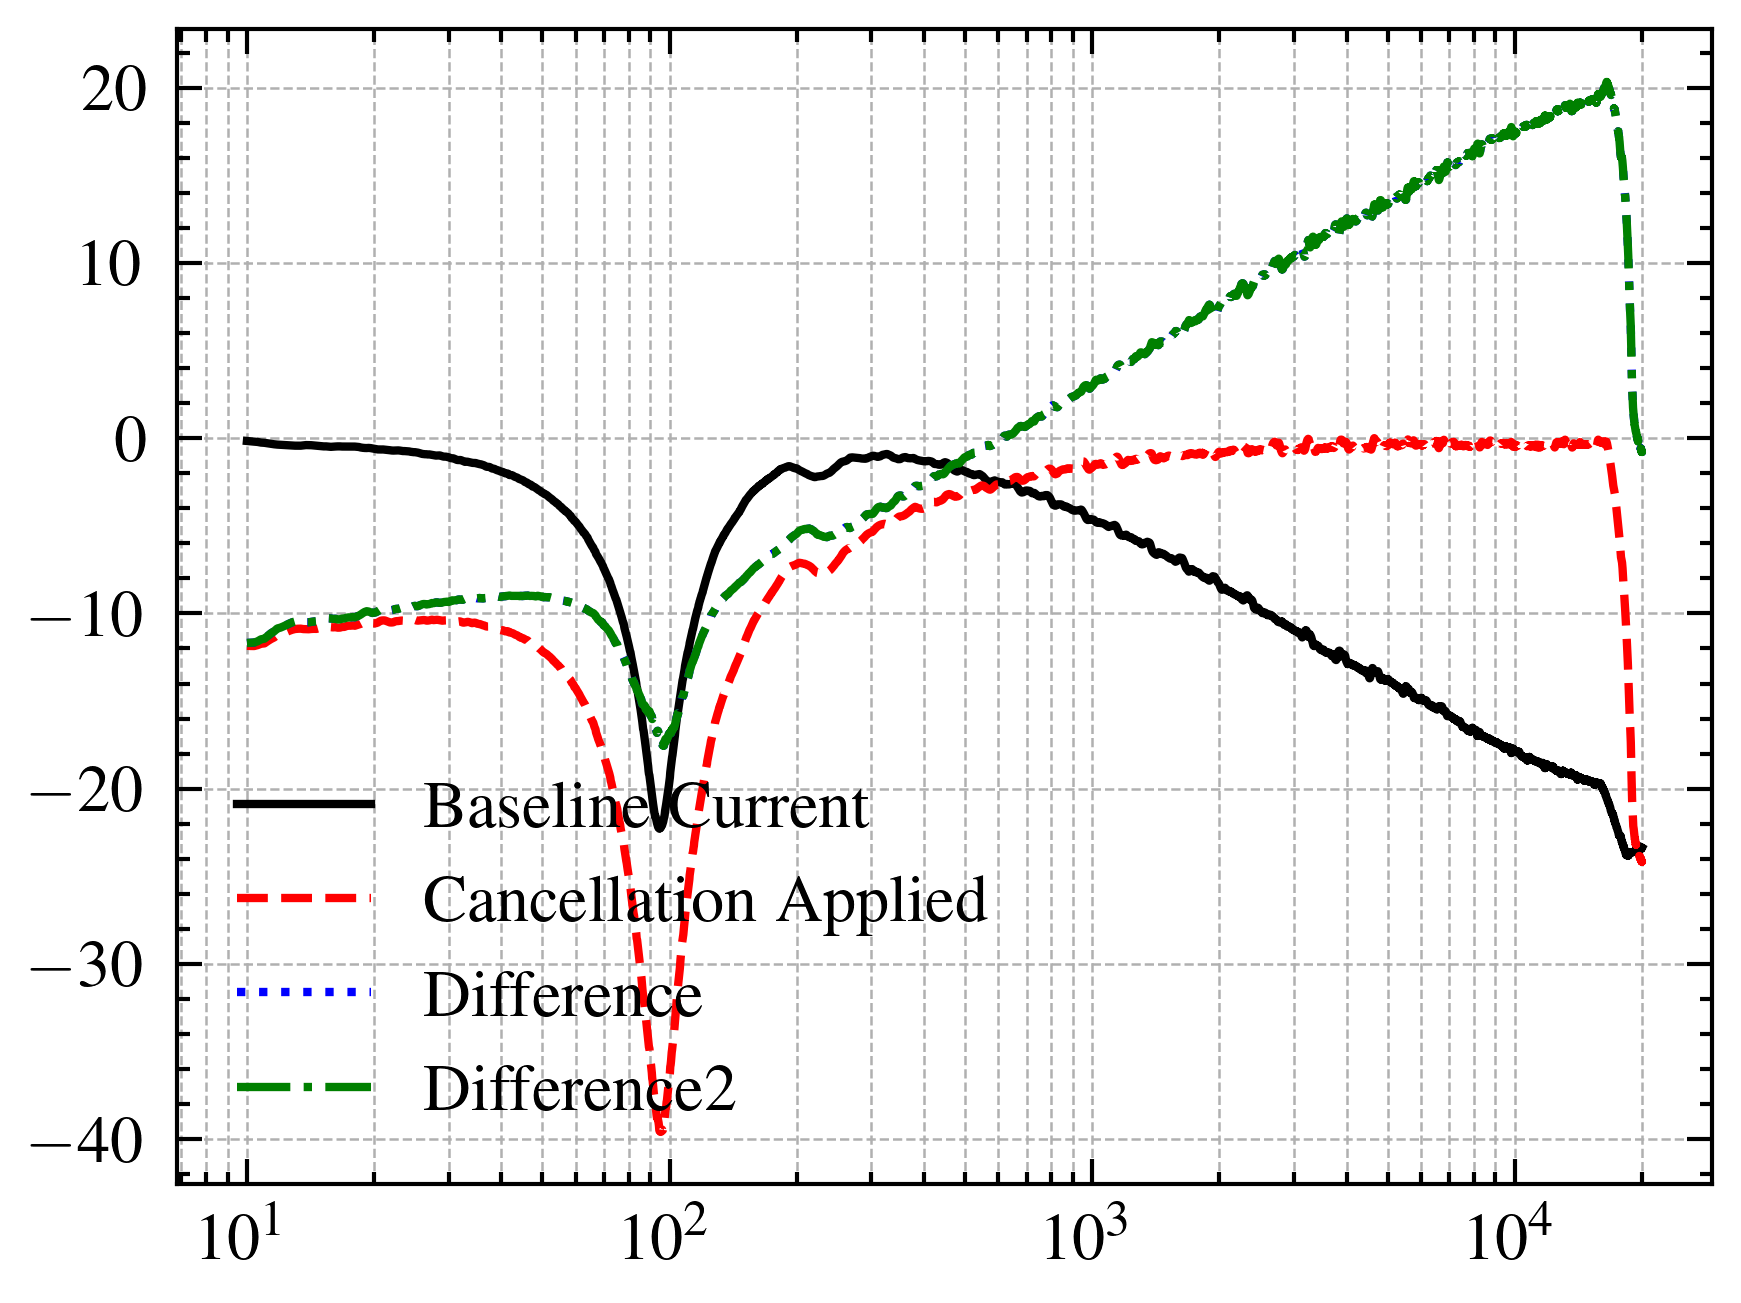
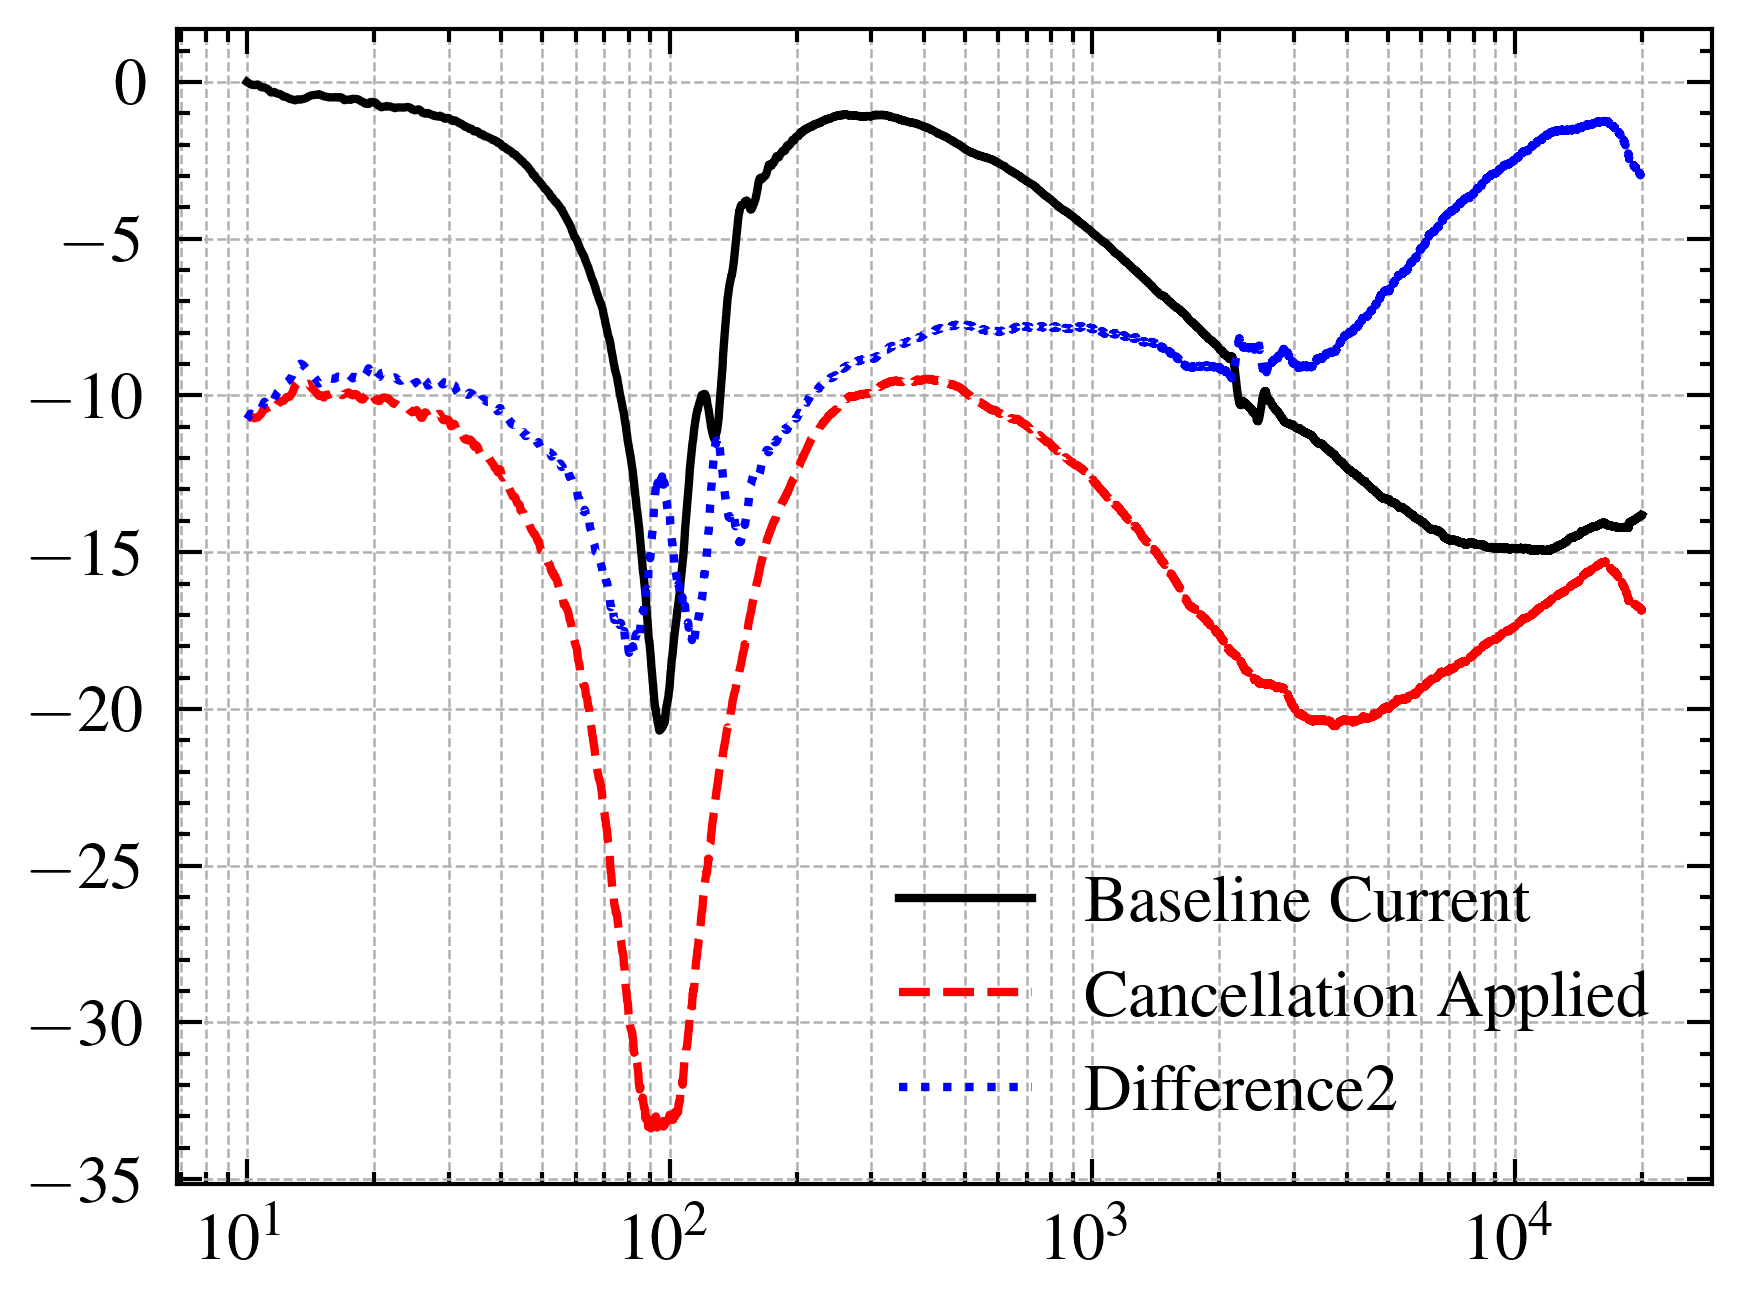
The change to this notebook cell's code, shown as a diff; its figure went from the first image to the second:
--- before
+++ after
@@ -11,6 +11,6 @@
 ax.semilogx(freq, Y_abs_db, label="Baseline Current")
 ax.semilogx(freq, Y2_abs_db, label="Cancellation Applied")
-ax.semilogx(freq, 20*np.log10(np.abs(Y2)) - 20*np.log10(np.abs(Y)), label="Difference")
-#ax.semilogx(freq, Y2_abs_db - Y_abs_db, label="Difference2")
+#ax.semilogx(freq, 20*np.log10(np.abs(Y2)) - 20*np.log10(np.abs(Y)), label="Difference")
+ax.semilogx(freq, Y2_abs_db - Y_abs_db, label="Difference2")
 ax.legend()
 
@@ -18,5 +18,5 @@
 plt.grid(True, which='major',axis='y', linestyle='--', linewidth=0.3)
 
-plt.style.use(['science','ieee'])
+plt.style.use(['ieee'])
 
 plt.savefig('outputs/cancellation_vs_freq.eps', format='eps')

Commit: Updates